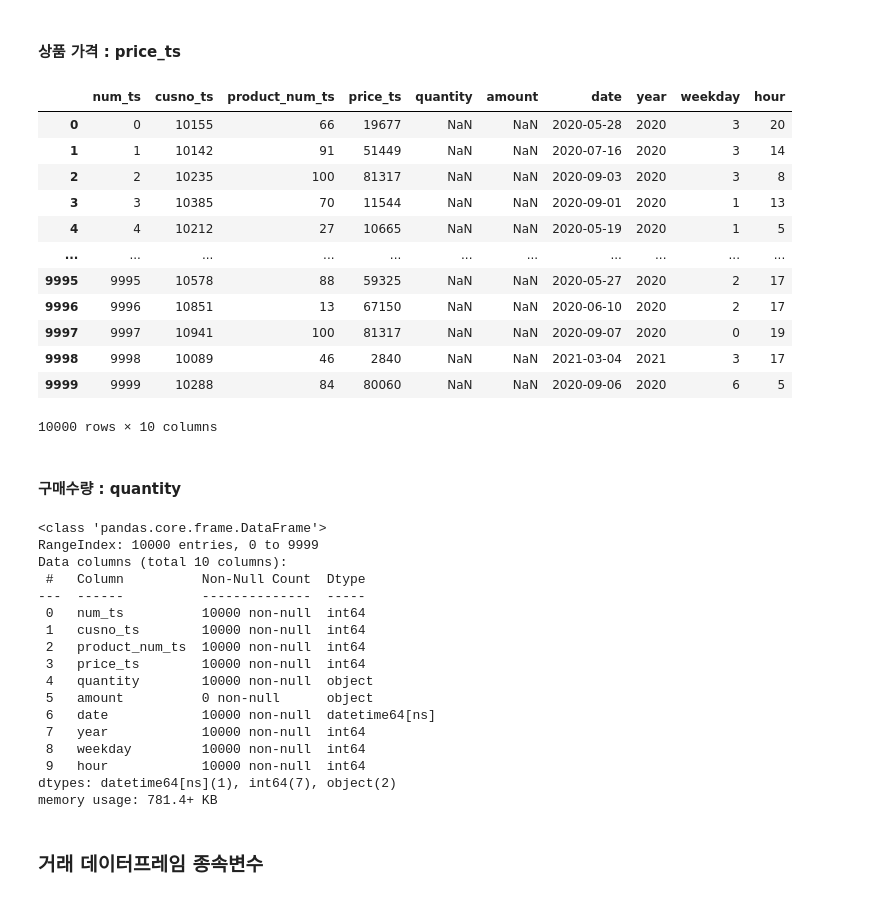
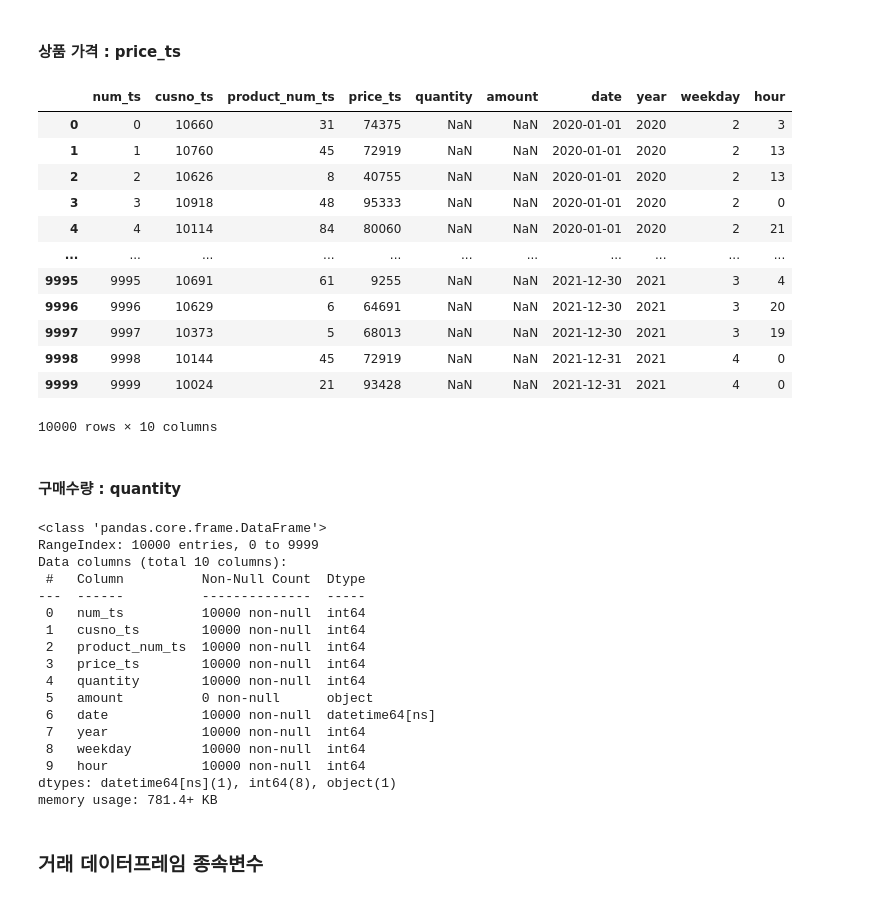
Before and after one commit to zivary/Working-with-data, a Jupyter notebook: 고객거래데이터_cakd_07_맛집트레블러.ipynb, the cells around one changed output. Cells and saved outputs as stored; diff of their text form; code cells hidden in the pictures.

```diff
--- a/고객거래데이터_cakd_07_맛집트레블러.ipynb
+++ b/고객거래데이터_cakd_07_맛집트레블러.ipynb
@@ -168,5 +169,8 @@ purchase.weekday = date.dt.weekday
 # # 시간
 purchase.hour = date.dt.hour
 
-purchase.info()
+purchase=purchase.sort_values('date',ascending=True)
+purchase=purchase.reset_index(drop=True)
+
+purchase
 # %% [output]
@@ -226,26 +226,26 @@ purchase[purchase['year'] == 2021].product_num_ts = product_num_ts_21
 #### 상품 가격 : price_ts
 # %%
 def price(x):
-    price = str(product[product.product_num == x].price)
-    price = int(price.split()[1])
-    return price
+    price = product[product.product_num == x].price
+    price = str(price).split()[1]
+    return int(price)
 
 
 purchase.price_ts = pd.Series(purchase.product_num_ts.map(price))
 purchase
 # %% [output]
 |  | num_ts | cusno_ts | product_num_ts | price_ts | quantity | amount | date | year | weekday | hour |
-| 0 | 0 | 10155 | 66 | 19677 | NaN | NaN | 2020-05-28 | 2020 | 3 | 20 |
-| 1 | 1 | 10142 | 91 | 51449 | NaN | NaN | 2020-07-16 | 2020 | 3 | 14 |
-| 2 | 2 | 10235 | 100 | 81317 | NaN | NaN | 2020-09-03 | 2020 | 3 | 8 |
-| 3 | 3 | 10385 | 70 | 11544 | NaN | NaN | 2020-09-01 | 2020 | 1 | 13 |
-| 4 | 4 | 10212 | 27 | 10665 | NaN | NaN | 2020-05-19 | 2020 | 1 | 5 |
+| 0 | 0 | 10660 | 31 | 74375 | NaN | NaN | 2020-01-01 | 2020 | 2 | 3 |
+| 1 | 1 | 10760 | 45 | 72919 | NaN | NaN | 2020-01-01 | 2020 | 2 | 13 |
+| 2 | 2 | 10626 | 8 | 40755 | NaN | NaN | 2020-01-01 | 2020 | 2 | 13 |
+| 3 | 3 | 10918 | 48 | 95333 | NaN | NaN | 2020-01-01 | 2020 | 2 | 0 |
+| 4 | 4 | 10114 | 84 | 80060 | NaN | NaN | 2020-01-01 | 2020 | 2 | 21 |
 | ... | ... | ... | ... | ... | ... | ... | ... | ... | ... | ... |
-| 9995 | 9995 | 10578 | 88 | 59325 | NaN | NaN | 2020-05-27 | 2020 | 2 | 17 |
-| 9996 | 9996 | 10851 | 13 | 67150 | NaN | NaN | 2020-06-10 | 2020 | 2 | 17 |
-| 9997 | 9997 | 10941 | 100 | 81317 | NaN | NaN | 2020-09-07 | 2020 | 0 | 19 |
-| 9998 | 9998 | 10089 | 46 | 2840 | NaN | NaN | 2021-03-04 | 2021 | 3 | 17 |
-| 9999 | 9999 | 10288 | 84 | 80060 | NaN | NaN | 2020-09-06 | 2020 | 6 | 5 |
+| 9995 | 9995 | 10691 | 61 | 9255 | NaN | NaN | 2021-12-30 | 2021 | 3 | 4 |
+| 9996 | 9996 | 10629 | 6 | 64691 | NaN | NaN | 2021-12-30 | 2021 | 3 | 20 |
+| 9997 | 9997 | 10373 | 5 | 68013 | NaN | NaN | 2021-12-30 | 2021 | 3 | 19 |
+| 9998 | 9998 | 10144 | 45 | 72919 | NaN | NaN | 2021-12-31 | 2021 | 4 | 0 |
+| 9999 | 9999 | 10024 | 21 | 93428 | NaN | NaN | 2021-12-31 | 2021 | 4 | 0 |
 10000 rows × 10 columns
 # %% [markdown]
 #### 구매수량 : quantity
@@ -265,6 +265,7 @@ c_21 = np.random.randint(7, 10, size=1000).tolist()
 li_21 = a_21+b_21+c_21
 random.shuffle(li_21)
 purchase.quantity[purchase.year == 2021] = li_21
+purchase = purchase.astype({'quantity':'int'})
 purchase.info()
 # %% [output]
 <class 'pandas.core.frame.DataFrame'>
@@ -276,13 +277,13 @@ Data columns (total 10 columns):
  1   cusno_ts        10000 non-null  int64
  2   product_num_ts  10000 non-null  int64
  3   price_ts        10000 non-null  int64
- 4   quantity        10000 non-null  object
+ 4   quantity        10000 non-null  int64
  5   amount          0 non-null      object
  6   date            10000 non-null  datetime64[ns]
  7   year            10000 non-null  int64
  8   weekday         10000 non-null  int64
  9   hour            10000 non-null  int64
-dtypes: datetime64[ns](1), int64(7), object(2)
+dtypes: datetime64[ns](1), int64(8), object(1)
 memory usage: 781.4+ KB
 # %% [markdown]
 ### 거래 데이터프레임 종속변수
```
Also changed, not shown: parts of 37 cells of this notebook.
